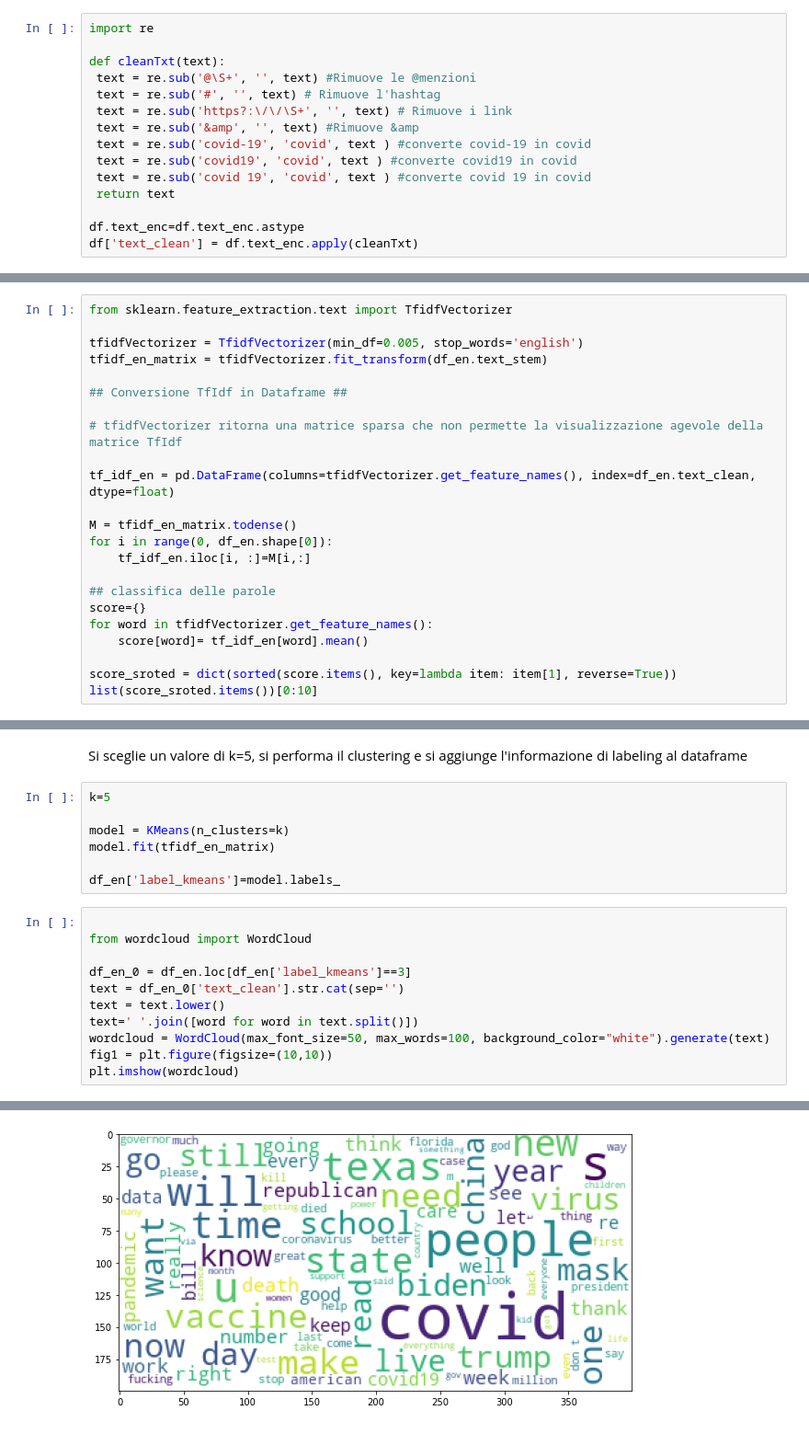
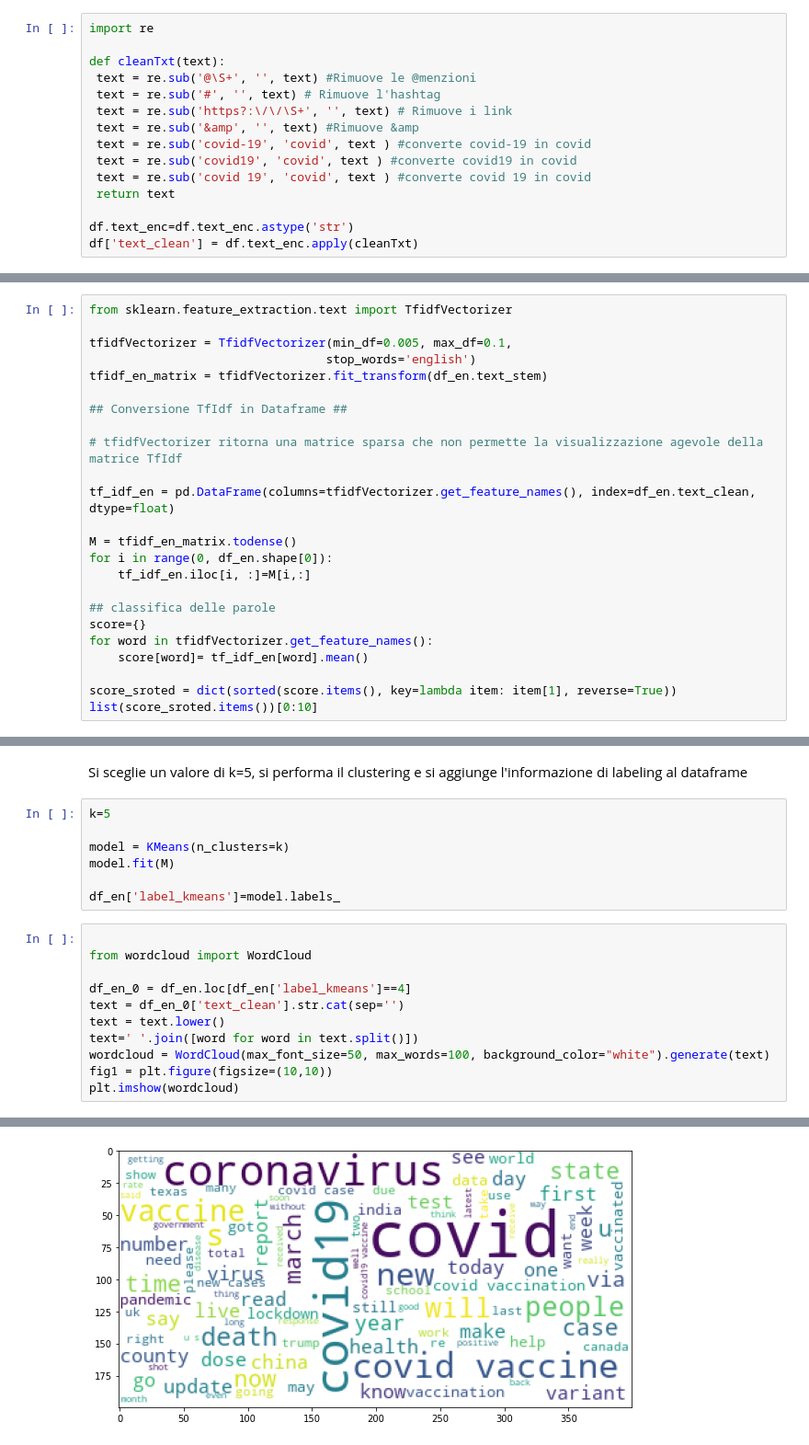
Before and after one commit to giulionenna/Progetto_BI2021, a Jupyter notebook: Mining_notebook.ipynb, the cells around one changed output, grey strips where cells are left out. Shown at 92% size. Cells and saved outputs as stored; diff of their text form.

```diff
--- a/Mining_notebook.ipynb
+++ b/Mining_notebook.ipynb
@@ -51,5 +51,5 @@ def cleanTxt(text):
  text = re.sub('covid 19', 'covid', text ) #converte covid 19 in covid
  return text
 
-df.text_enc=df.text_enc.astype
+df.text_enc=df.text_enc.astype('str')
 df['text_clean'] = df.text_enc.apply(cleanTxt)
@@ -207,7 +202,8 @@ A questo punto viene performata la Tf-Idf sui tweet stemmati al punto precedenti
 # %%
 from sklearn.feature_extraction.text import TfidfVectorizer
 
-tfidfVectorizer = TfidfVectorizer(min_df=0.005, stop_words='english')
+tfidfVectorizer = TfidfVectorizer(min_df=0.005, max_df=0.1,
+                                 stop_words='english')
 tfidf_en_matrix = tfidfVectorizer.fit_transform(df_en.text_stem)
 
 ## Conversione TfIdf in Dataframe ##
@@ -281,20 +293,20 @@ Si sceglie un valore di k=5, si performa il clustering e si aggiunge l'informazi
 k=5
 
 model = KMeans(n_clusters=k)
-model.fit(tfidf_en_matrix)
+model.fit(M)
 
 df_en['label_kmeans']=model.labels_
 # %%
 
 from wordcloud import WordCloud
 
-df_en_0 = df_en.loc[df_en['label_kmeans']==3]
+df_en_0 = df_en.loc[df_en['label_kmeans']==4]
 text = df_en_0['text_clean'].str.cat(sep='')
 text = text.lower()
 text=' '.join([word for word in text.split()])
 wordcloud = WordCloud(max_font_size=50, max_words=100, background_color="white").generate(text)
 fig1 = plt.figure(figsize=(10,10))
 plt.imshow(wordcloud)
 # %% [output]
 <matplotlib.image.AxesImage at 0x...>
-[figure, old version]
+[figure, new version]
```
Also changed, not shown: parts of 13 cells of this notebook.
